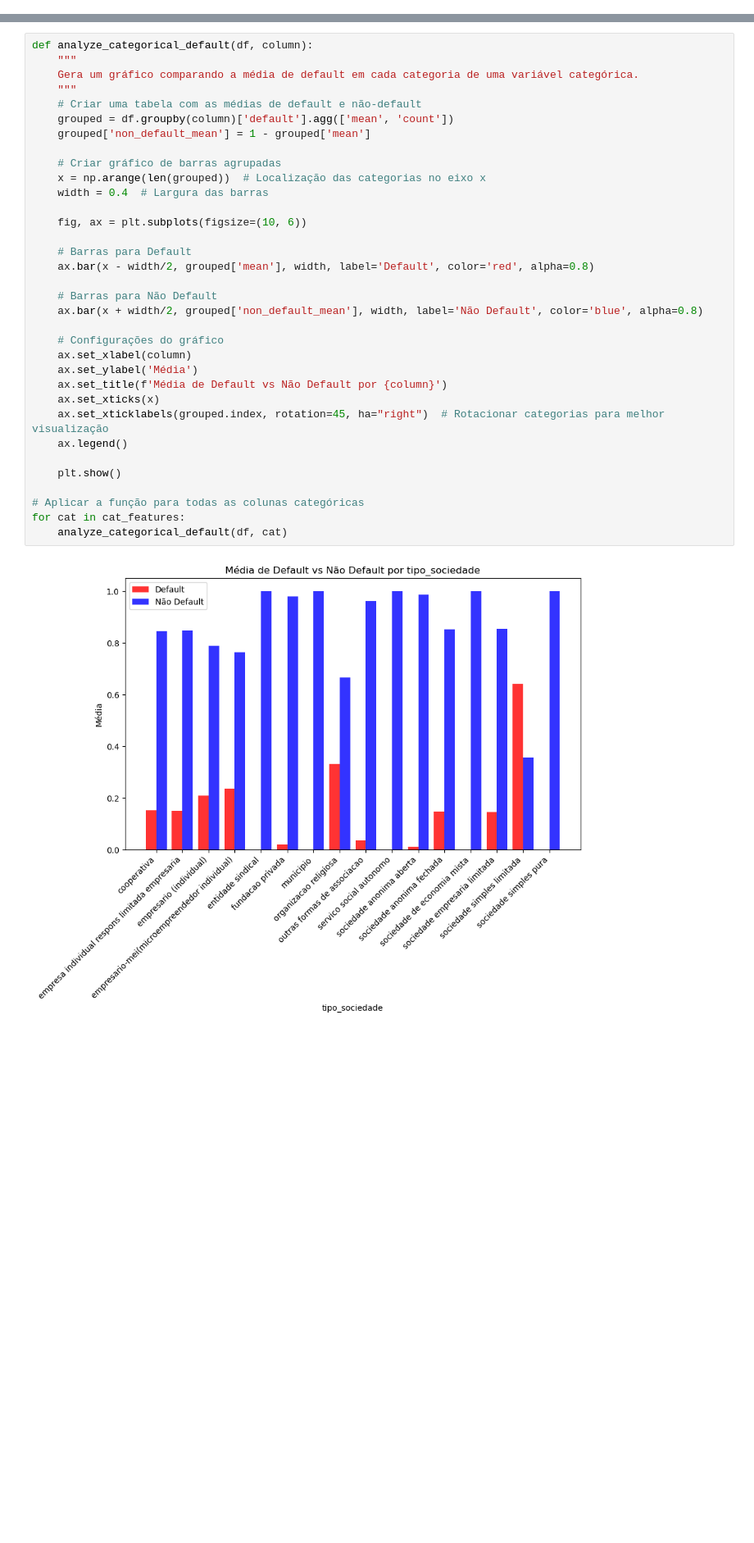
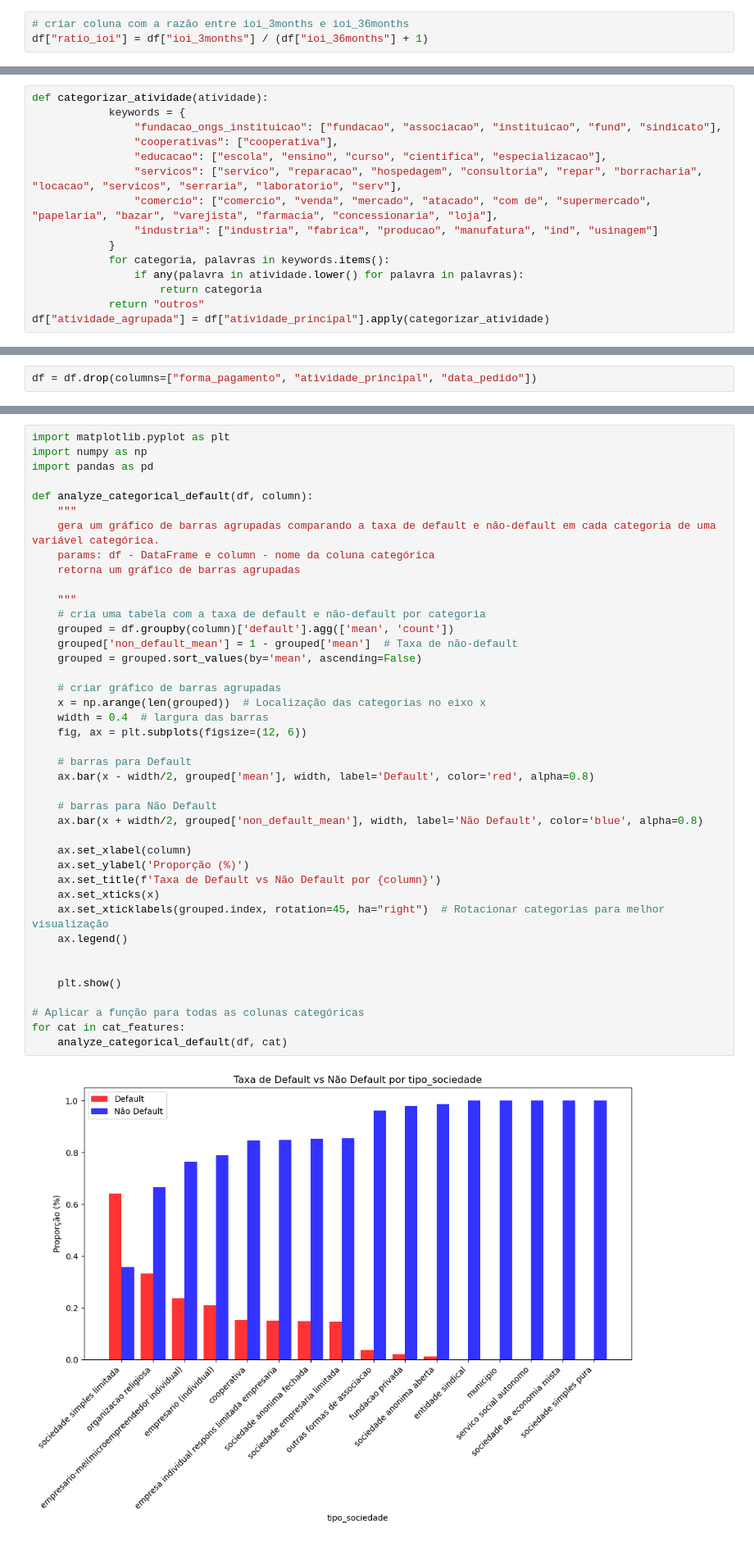
Before and after one commit to MaiaraMoro/X-health, a Jupyter notebook: notebooks/01_analise_exploratoria.ipynb, the cells around one changed output, grey strips where cells are left out. Shown at 82% size. Drawn from its saved outputs; the diff is of its cells as text; blank space fills up the shorter version.

```diff
--- a/notebooks/01_analise_exploratoria.ipynb
+++ b/notebooks/01_analise_exploratoria.ipynb
@@ -688,3 +639,6 @@ Text(0.5, 1.0, 'Matriz de Correlação')
+# %%
+# criar coluna com a razão entre ioi_3months e ioi_36months
+df["ratio_ioi"] = df["ioi_3months"] / (df["ioi_36months"] + 1)
 # %%
 def agrupar_meses(x):
     if x <= 3:
@@ -804,6 +730,21 @@ grupos_sociedade = {'empresario (individual)': 'individual',
 df['tipo_sociedade_agrupado'] = df['tipo_sociedade'].map(grupos_sociedade)
 
 frequencias = df['tipo_sociedade_agrupado'].value_counts(normalize=True) * 100
+# %%
+def categorizar_atividade(atividade):
+            keywords = {
+                "fundacao_ongs_instituicao": ["fundacao", "associacao", "instituicao", "fund", "sindicato"],
+                "cooperativas": ["cooperativa"],
+                "educacao": ["escola", "ensino", "curso", "cientifica", "especializacao"],
+                "servicos": ["servico", "reparacao", "hospedagem", "consultoria", "repar", "borracharia", "locacao", "servicos", "serraria", "laboratorio", "serv"],
+                "comercio": ["comercio", "venda", "mercado", "atacado", "com de", "supermercado", "papelaria", "bazar", "varejista", "farmacia", "concessionaria", "loja"],
+                "industria": ["industria", "fabrica", "producao", "manufatura", "ind", "usinagem"]
+            }
+            for categoria, palavras in keywords.items():
+                if any(palavra in atividade.lower() for palavra in palavras):
+                    return categoria
+            return "outros"
+df["atividade_agrupada"] = df["atividade_principal"].apply(categorizar_atividade)
 # %%
 df['ioi_36m_cat'] = pd.cut(df['ioi_36months'], bins=[0,20,38,70,9999], labels=["<=20", "21-38", "39-70", ">70"])
 df['ioi_3_cat'] = pd.cut(df['ioi_3months'], bins=[0,10,15, 20, 999], labels=["<=10", "11-15", "16-20", ">20"])
@@ -810 +815,3 @@ df['ioi_3_cat'] = pd.cut(df['ioi_3months'], bins=[0,10,15, 20, 999], labels=["<=
+# %%
+df = df.drop(columns=["forma_pagamento", "atividade_principal", "data_pedido"])
 # %%
@@ -815,37 +822,44 @@ cat_features = df.select_dtypes(include=["object", "category"]).columns
 categorical_dict = {col: df[col].unique().tolist() for col in cat_features}
 # %%
+import matplotlib.pyplot as plt
+import numpy as np
+import pandas as pd
+
 def analyze_categorical_default(df, column):
     """
-    Gera um gráfico comparando a média de default em cada categoria de uma variável categórica.
+    gera um gráfico de barras agrupadas comparando a taxa de default e não-default em cada categoria de uma variável categórica.
+    params: df - DataFrame e column - nome da coluna categórica
+    retorna um gráfico de barras agrupadas
+
     """
-    # Criar uma tabela com as médias de default e não-default
+    # cria uma tabela com a taxa de default e não-default por categoria
     grouped = df.groupby(column)['default'].agg(['mean', 'count'])
-    grouped['non_default_mean'] = 1 - grouped['mean']
+    grouped['non_default_mean'] = 1 - grouped['mean']  # Taxa de não-default
+    grouped = grouped.sort_values(by='mean', ascending=False)
 
-    # Criar gráfico de barras agrupadas
+    # criar gráfico de barras agrupadas
     x = np.arange(len(grouped))  # Localização das categorias no eixo x
-    width = 0.4  # Largura das barras
+    width = 0.4  # largura das barras
+    fig, ax = plt.subplots(figsize=(12, 6))
 
-    fig, ax = plt.subplots(figsize=(10, 6))
-
-    # Barras para Default
+    # barras para Default
     ax.bar(x - width/2, grouped['mean'], width, label='Default', color='red', alpha=0.8)
 
-    # Barras para Não Default
+    # barras para Não Default
     ax.bar(x + width/2, grouped['non_default_mean'], width, label='Não Default', color='blue', alpha=0.8)
 
-    # Configurações do gráfico
     ax.set_xlabel(column)
-    ax.set_ylabel('Média')
-    ax.set_title(f'Média de Default vs Não Default por {column}')
+    ax.set_ylabel('Proporção (%)')
+    ax.set_title(f'Taxa de Default vs Não Default por {column}')
     ax.set_xticks(x)
     ax.set_xticklabels(grouped.index, rotation=45, ha="right")  # Rotacionar categorias para melhor visualização
     ax.legend()
+
 
     plt.show()
 
 # Aplicar a função para todas as colunas categóricas
 for cat in cat_features:
     analyze_categorical_default(df, cat)
 # %% [output]
-[figure, old version]
+[figure, new version]
```
Also changed, not shown: parts of 40 cells of this notebook, 1 other file.
